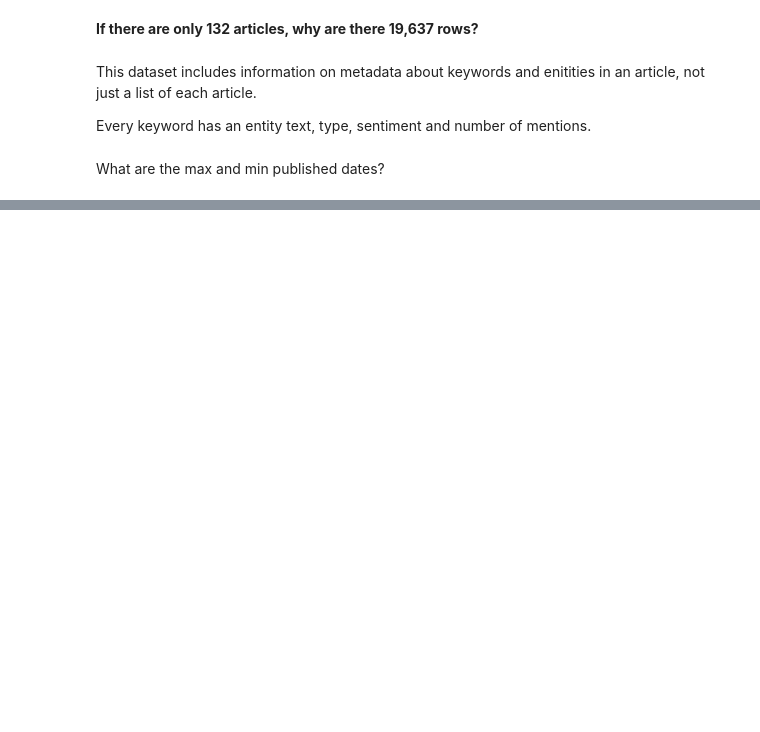
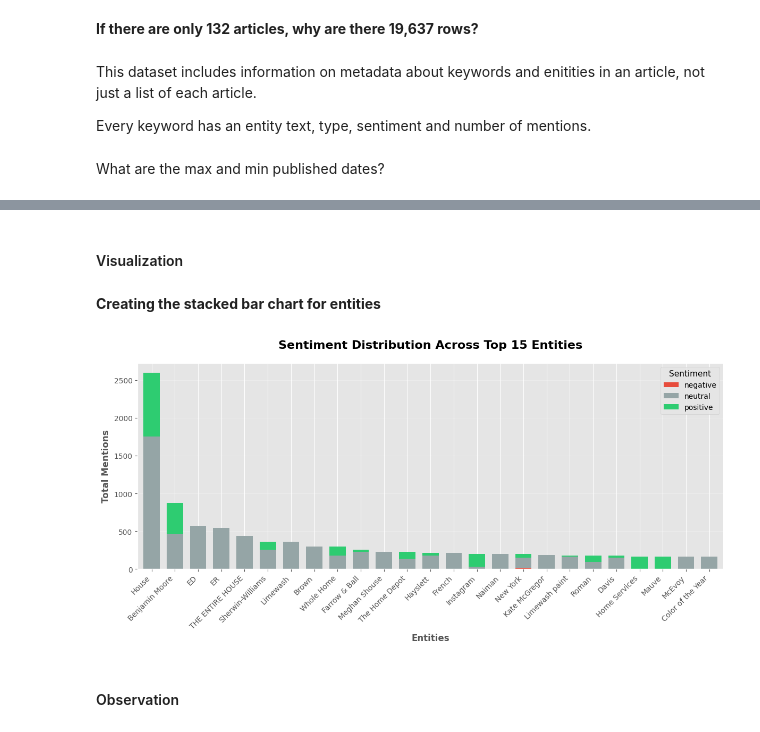
Before and after one commit to jsbwxyz/DSC500-TermProject, a Jupyter notebook: docs/DSC500/TermProject-Milestone-1.ipynb, the cells around one changed output, grey strips where cells are left out. Cells and saved outputs as stored; diff of their text form; code cells hidden in the pictures; blank space fills up the shorter version.

```diff
--- a/docs/DSC500/TermProject-Milestone-1.ipynb
+++ b/docs/DSC500/TermProject-Milestone-1.ipynb
@@ -192,0 +123,7 @@ Total months covered: 12
+# %%
+# Import visualization libraries
+import matplotlib.pyplot as plt
+import numpy as np
+
+# Set visualization style
+plt.style.use('ggplot')
@@ -192,0 +288,15 @@ Total months covered: 12
+# %%
+# Pivot the data so sentiments become columns
+pivot_entity_volume = entity_sentiment_top_volume.pivot(index='ENTITY_TEXT',
+                                                         columns='SENTIMENT',
+                                                         values='MENTIONS').fillna(0)
+
+# Reorder columns to control the stack order
+pivot_entity_volume = pivot_entity_volume.reindex(columns=sentiment_order, fill_value=0)
+
+# Sort by total mentions (descending)
+pivot_entity_volume['total'] = pivot_entity_volume.sum(axis=1)
+pivot_entity_volume = pivot_entity_volume.sort_values('total', ascending=False).drop('total', axis=1)
+
+print("Pivoted entity data (by volume):")
+pivot_entity_volume
@@ -192,0 +323,31 @@ Total months covered: 12
+# %% [markdown]
+#### Visualization
+# %% [markdown]
+**Creating the stacked bar chart for entities**
+# %%
+# Reusable visualization function parameters
+fig, ax = plt.subplots(figsize=(12, 6))
+
+pivot_entity_volume.plot(kind='bar',
+                          stacked=True,
+                          ax=ax,
+                          color=[colors[col] for col in pivot_entity_volume.columns],
+                          width=0.7)
+
+# Customize the chart
+ax.set_title('Sentiment Distribution Across Top 15 Entities', fontsize=16, fontweight='bold', pad=20)
+ax.set_xlabel('Entities', fontsize=12, fontweight='bold')
+ax.set_ylabel('Total Mentions', fontsize=12, fontweight='bold')
+ax.legend(title='Sentiment', title_fontsize=11, fontsize=10)
+ax.set_xticklabels(pivot_entity_volume.index, rotation=45, ha='right')
+
+# Add grid for better readability
+ax.yaxis.grid(True, alpha=0.3)
+ax.set_axisbelow(True)
+
+plt.tight_layout()
+plt.show()
+# %% [output]
+[figure, added]
+# %% [markdown]
+#### Observation
```
Also changed, not shown: parts of 59 cells of this notebook.
